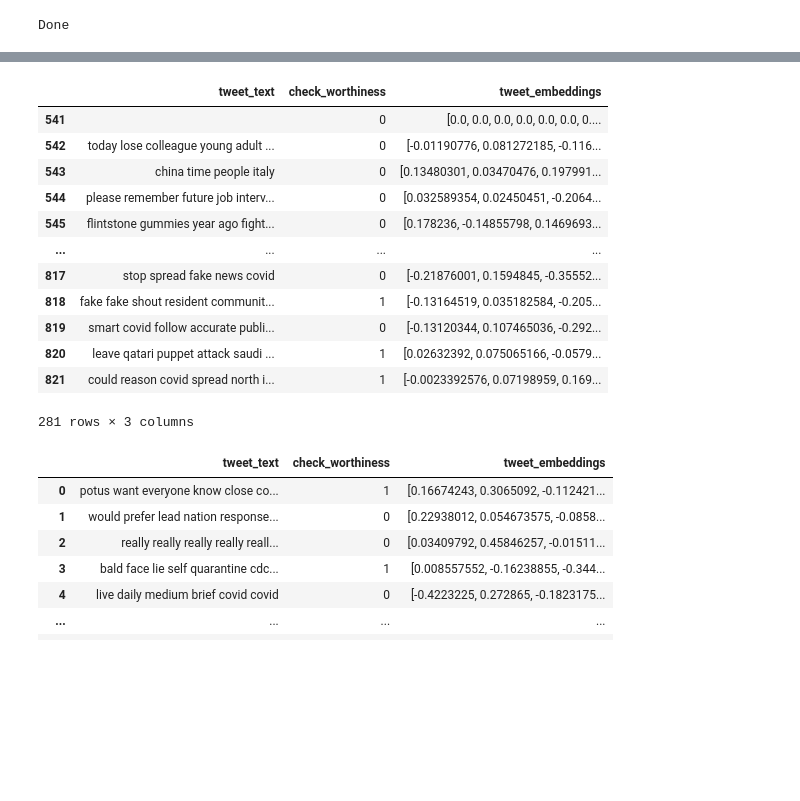
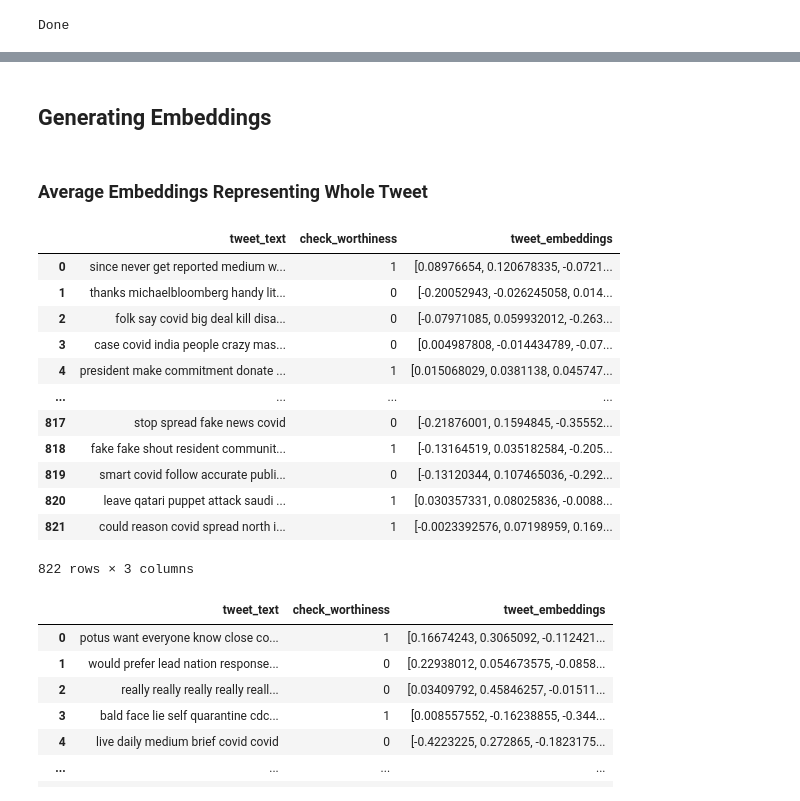
Before and after one commit to cemuluoglakci/Transformers_For_Claim_Worthiness, a Jupyter notebook: Clustering_Tweets/Clustering_Tweets.ipynb, the cells around one changed output, grey strips where cells are left out. Drawn from its saved outputs; the diff is of its cells as text; code cells hidden in the pictures; blank space fills up the shorter version.

```diff
--- a/Clustering_Tweets/Clustering_Tweets.ipynb
+++ b/Clustering_Tweets/Clustering_Tweets.ipynb
@@ -189,4 +197,8 @@ array(['covid', 'coronavirusoutbreak', 'coronaalert', 'coronaoutbreak',
       dtype=object)
+# %% [markdown]
+## Generating Embeddings
+# %% [markdown]
+### Average Embeddings Representing Whole Tweet
 # %%
 
 def get_average_text_embedding(sentence):
@@ -209,21 +221,21 @@ def get_average_text_embedding(sentence):
 test_df['tweet_embeddings'] = test_df['tweet_text'].apply(lambda x: get_average_text_embedding(x))
 # %%
 train_df['tweet_embeddings'] = train_df['tweet_text'].apply(lambda x: get_average_text_embedding(x))
-train_df[541:]
+train_df
 # %% [output]
 |  | tweet_text | check_worthiness | tweet_embeddings |
-| 541 |  | 0 | [0.0, 0.0, 0.0, 0.0, 0.0, 0.0, 0.... |
-| 542 | today lose colleague young adult ... | 0 | [-0.01190776, 0.081272185, -0.116... |
-| 543 | china time people italy | 0 | [0.13480301, 0.03470476, 0.197991... |
-| 544 | please remember future job interv... | 0 | [0.032589354, 0.02450451, -0.2064... |
-| 545 | flintstone gummies year ago fight... | 0 | [0.178236, -0.14855798, 0.1469693... |
+| 0 | since never get reported medium w... | 1 | [0.08976654, 0.120678335, -0.0721... |
+| 1 | thanks michaelbloomberg handy lit... | 0 | [-0.20052943, -0.026245058, 0.014... |
+| 2 | folk say covid big deal kill disa... | 0 | [-0.07971085, 0.059932012, -0.263... |
+| 3 | case covid india people crazy mas... | 0 | [0.004987808, -0.014434789, -0.07... |
+| 4 | president make commitment donate ... | 1 | [0.015068029, 0.0381138, 0.045747... |
 | ... | ... | ... | ... |
 | 817 | stop spread fake news covid | 0 | [-0.21876001, 0.1594845, -0.35552... |
 | 818 | fake fake shout resident communit... | 1 | [-0.13164519, 0.035182584, -0.205... |
 | 819 | smart covid follow accurate publi... | 0 | [-0.13120344, 0.107465036, -0.292... |
-| 820 | leave qatari puppet attack saudi ... | 1 | [0.02632392, 0.075065166, -0.0579... |
+| 820 | leave qatari puppet attack saudi ... | 1 | [0.030357331, 0.08025836, -0.0088... |
 | 821 | could reason covid spread north i... | 1 | [-0.0023392576, 0.07198959, 0.169... |
-281 rows × 3 columns
+822 rows × 3 columns
 # %%
 eval_df = pd.read_csv(os.path.join(data_dir,"eval_df.csv"))
 # %%
```
Also changed, not shown: parts of 28 cells of this notebook, 5 other files.
